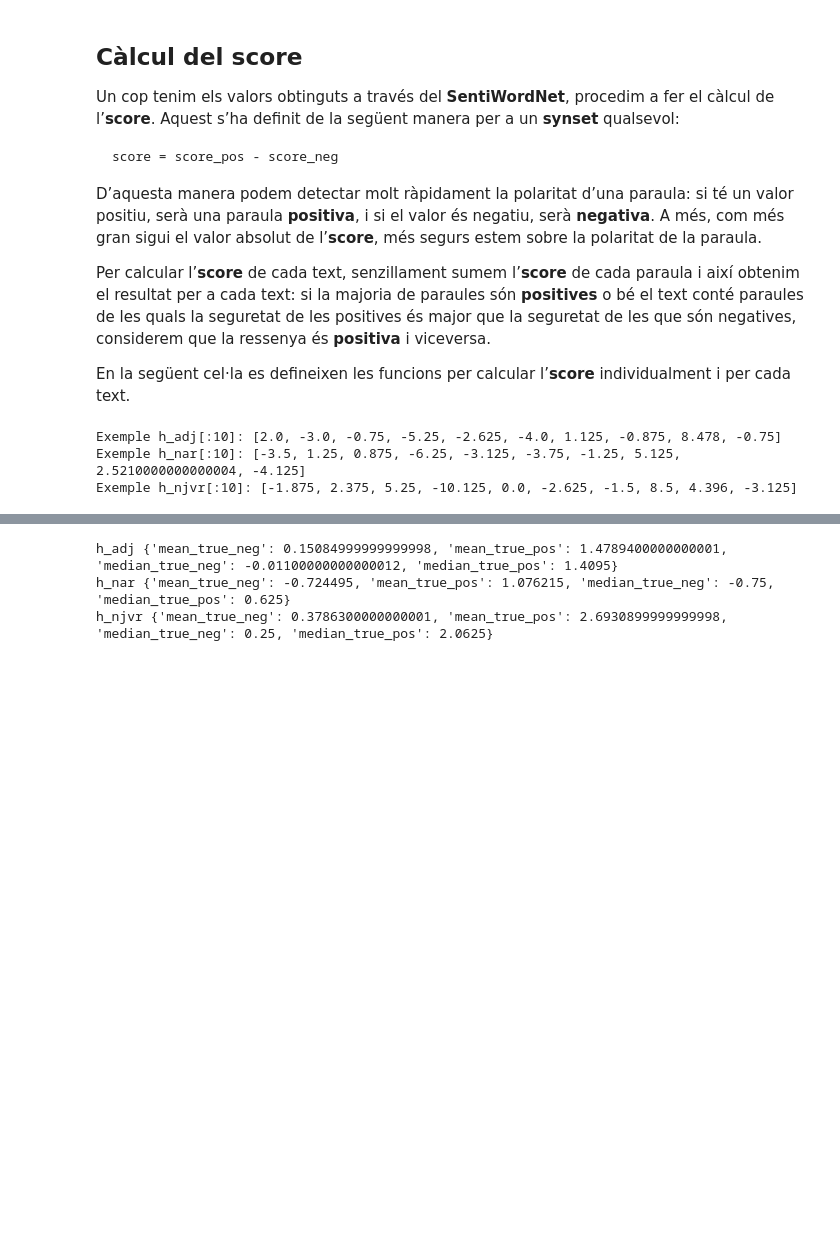
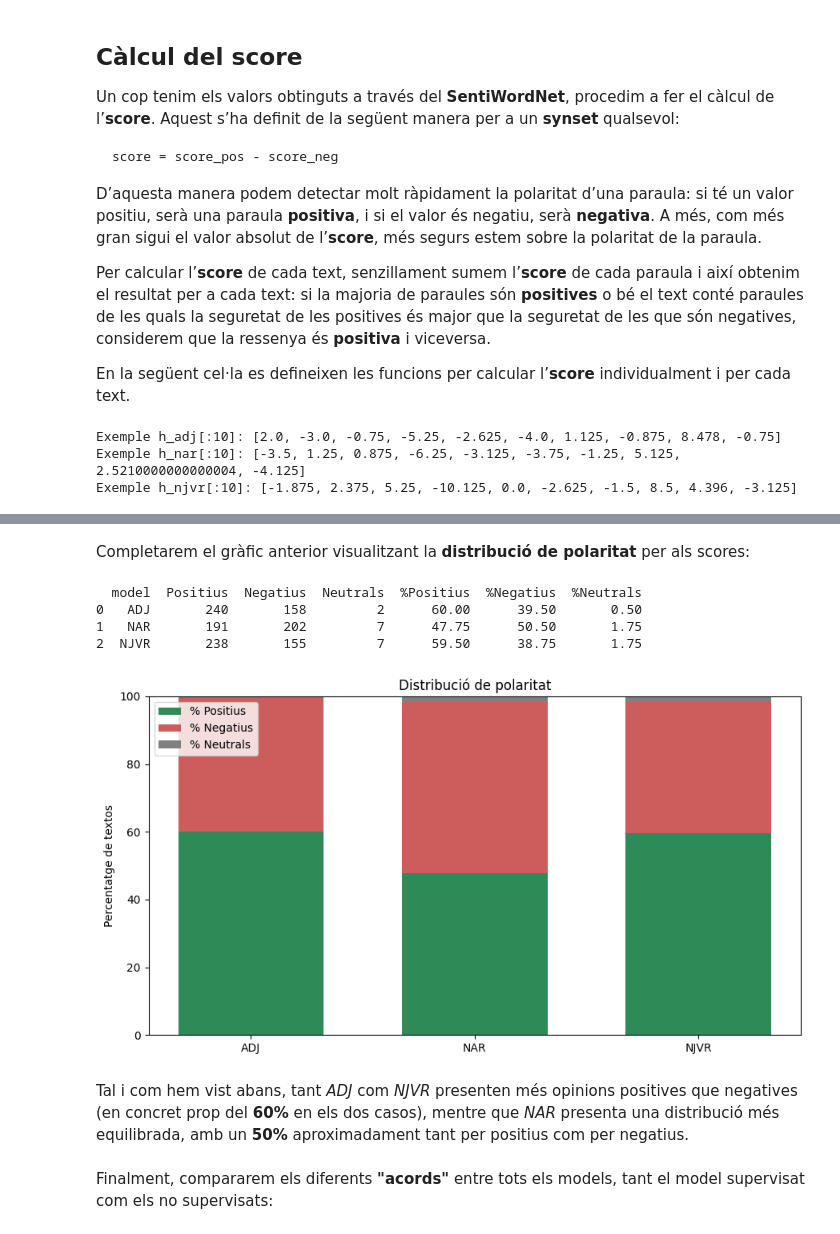
Before and after one commit to maxerrmax/Practica2-PLH, a Jupyter notebook: codi.ipynb, the cells around one changed output, grey strips where cells are left out. Drawn from its saved outputs; the diff is of its cells as text; code cells hidden in the pictures; blank space fills up the shorter version.

```diff
--- a/codi.ipynb
+++ b/codi.ipynb
@@ -962,21 +1009,56 @@ h_njvr: % h(D)==0 -> 1.75%
+# %% [markdown]
+Completarem el gràfic anterior visualitzant la **distribució de polaritat** per als scores:
 # %%
-# =========================================================
-# 4) ANALISI RESULTATS: h(D) PER CLASSE REAL
-# =========================================================
-def stats_by_true_class(scores, y_true):
-    s = np.array(scores)
-    y = np.array(y_true)
-    return {
-        "mean_true_neg": float(s[y == 0].mean()),
-        "mean_true_pos": float(s[y == 1].mean()),
-        "median_true_neg": float(np.median(s[y == 0])),
-        "median_true_pos": float(np.median(s[y == 1]))
-    }
+score_map = {
+    "ADJ": h_adj,
+    "NAR": h_nar,
+    "NJVR": h_njvr
+}
 
+rows = []
 for name, hs in score_map.items():
-    print(name, stats_by_true_class(hs, y_val))
+    hs = np.array(hs, dtype=float)
+    pos = np.sum(hs > 0)
+    neg = np.sum(hs < 0)
+    neu = np.sum(hs == 0)
+    total = len(hs)
+
+    rows.append({
+        "model": name,
+        "Positius": pos,
+        "Negatius": neg,
+        "Neutrals": neu,
+        "%Positius": 100 * pos / total,
+        "%Negatius": 100 * neg / total,
+        "%Neutrals": 100 * neu / total
+    })
+
+df_dist = pd.DataFrame(rows)
+print(df_dist)
+
+x = np.arange(len(df_dist))
+w = 0.65
+
+plt.figure(figsize=(9, 5))
+plt.bar(x, df_dist["%Positius"], width=w, label="% Positius", color="seagreen")
+plt.bar(x, df_dist["%Negatius"], width=w, bottom=df_dist["%Positius"], label="% Negatius", color="indianred")
+plt.bar(x, df_dist["%Neutrals"], width=w, bottom=df_dist["%Positius"] + df_dist["%Negatius"], label="% Neutrals", color="gray")
+
+plt.xticks(x, df_dist["model"])
+plt.ylabel("Percentatge de textos")
+plt.title("Distribució de polaritat")
+plt.ylim(0, 100)
+plt.legend()
+plt.tight_layout()
+plt.show()
 # %% [output]
-h_adj {'mean_true_neg': 0.15084999999999998, 'mean_true_pos': 1.4789400000000001, 'median_true_neg': -0.01100000000000012, 'median_true_pos': 1.4095}
-h_nar {'mean_true_neg': -0.724495, 'mean_true_pos': 1.076215, 'median_true_neg': -0.75, 'median_true_pos': 0.625}
-h_njvr {'mean_true_neg': 0.3786300000000001, 'mean_true_pos': 2.6930899999999998, 'median_true_neg': 0.25, 'median_true_pos': 2.0625}
+  model  Positius  Negatius  Neutrals  %Positius  %Negatius  %Neutrals
+0   ADJ       240       158         2      60.00      39.50       0.50
+1   NAR       191       202         7      47.75      50.50       1.75
+2  NJVR       238       155         7      59.50      38.75       1.75
+[figure, added]
+# %% [markdown]
+Tal i com hem vist abans, tant *ADJ* com *NJVR* presenten més opinions positives que negatives (en concret prop del **60%** en els dos casos), mentre que *NAR* presenta una distribució més equilibrada, amb un **50%** aproximadament tant per positius com per negatius.
+# %% [markdown]
+Finalment, compararem els diferents **"acords"** entre tots els models, tant el model supervisat com els no supervisats:
 # %%
```
Also changed, not shown: parts of 33 cells of this notebook.
